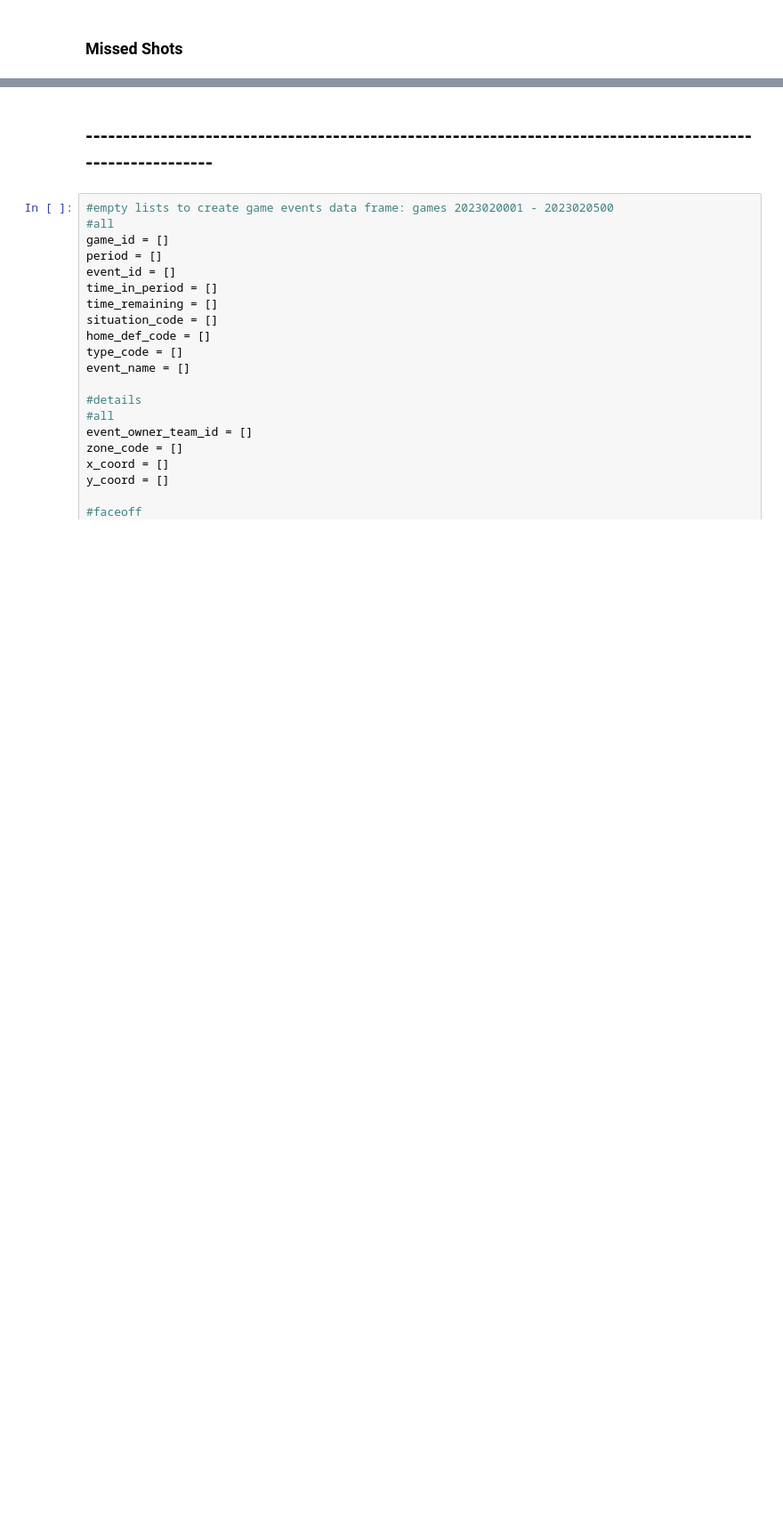
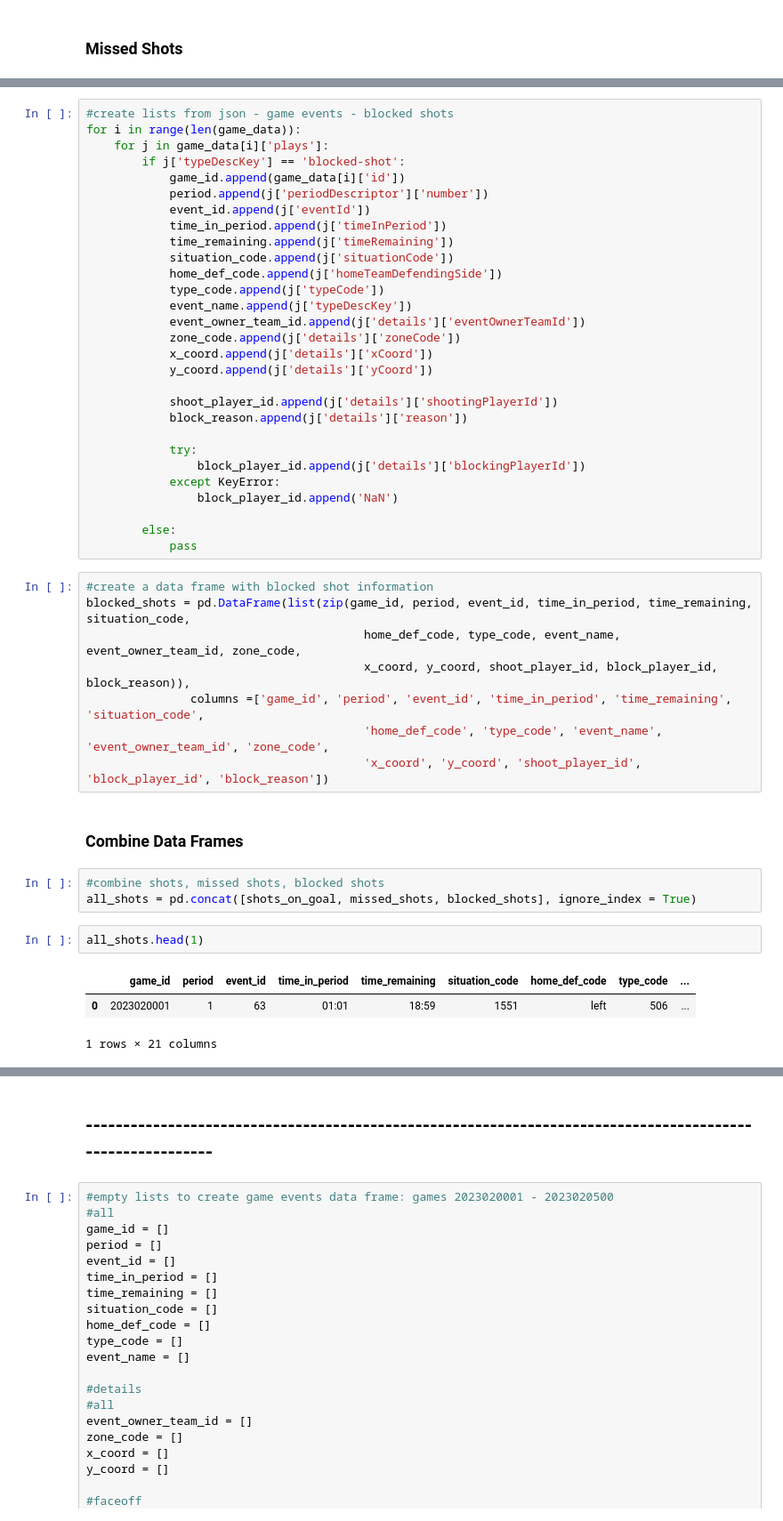
Before and after one commit to akobe4/NHL-Stats, a Jupyter notebook: Reg_Season_23_24/Notebooks/game_events_data_pull.ipynb, the cells around one changed output, grey strips where cells are left out. Shown at 89% size. Cells and saved outputs as stored; diff of their text form; blank space fills up the shorter version.

Commit message:
all events pulled

```diff
--- a/Reg_Season_23_24/Notebooks/game_events_data_pull.ipynb
+++ b/Reg_Season_23_24/Notebooks/game_events_data_pull.ipynb
@@ -365,0 +467,48 @@ shots_on_goal = pd.DataFrame(list(zip(game_id, period, event_id, time_in_period,
+# %%
+#create lists from json - game events - blocked shots
+for i in range(len(game_data)):
+    for j in game_data[i]['plays']:
+        if j['typeDescKey'] == 'blocked-shot':
+            game_id.append(game_data[i]['id'])
+            period.append(j['periodDescriptor']['number'])
+            event_id.append(j['eventId'])
+            time_in_period.append(j['timeInPeriod'])
+            time_remaining.append(j['timeRemaining'])
+            situation_code.append(j['situationCode'])
+            home_def_code.append(j['homeTeamDefendingSide'])
+            type_code.append(j['typeCode'])
+            event_name.append(j['typeDescKey'])
+            event_owner_team_id.append(j['details']['eventOwnerTeamId'])
+            zone_code.append(j['details']['zoneCode'])
+            x_coord.append(j['details']['xCoord'])
+            y_coord.append(j['details']['yCoord'])
+
+            shoot_player_id.append(j['details']['shootingPlayerId'])
+            block_reason.append(j['details']['reason'])
+
+            try:
+                block_player_id.append(j['details']['blockingPlayerId'])
+            except KeyError:
+                block_player_id.append('NaN')
+
+        else:
+            pass
+# %%
+#create a data frame with blocked shot information
+blocked_shots = pd.DataFrame(list(zip(game_id, period, event_id, time_in_period, time_remaining, situation_code,
+                                        home_def_code, type_code, event_name, event_owner_team_id, zone_code,
+                                        x_coord, y_coord, shoot_player_id, block_player_id, block_reason)),
+               columns =['game_id', 'period', 'event_id', 'time_in_period', 'time_remaining', 'situation_code',
+                                        'home_def_code', 'type_code', 'event_name', 'event_owner_team_id', 'zone_code',
+                                        'x_coord', 'y_coord', 'shoot_player_id', 'block_player_id', 'block_reason'])
+# %% [markdown]
+### Combine Data Frames
+# %%
+#combine shots, missed shots, blocked shots
+all_shots = pd.concat([shots_on_goal, missed_shots, blocked_shots], ignore_index = True)
+# %%
+all_shots.head(1)
+# %% [output]
+|  | game_id | period | event_id | time_in_period | time_remaining | situation_code | home_def_code | type_code | ... |
+| 0 | 2023020001 | 1 | 63 | 01:01 | 18:59 | 1551 | left | 506 | ... |
+1 rows × 21 columns
```
Also changed, not shown: parts of 22 cells of this notebook.
